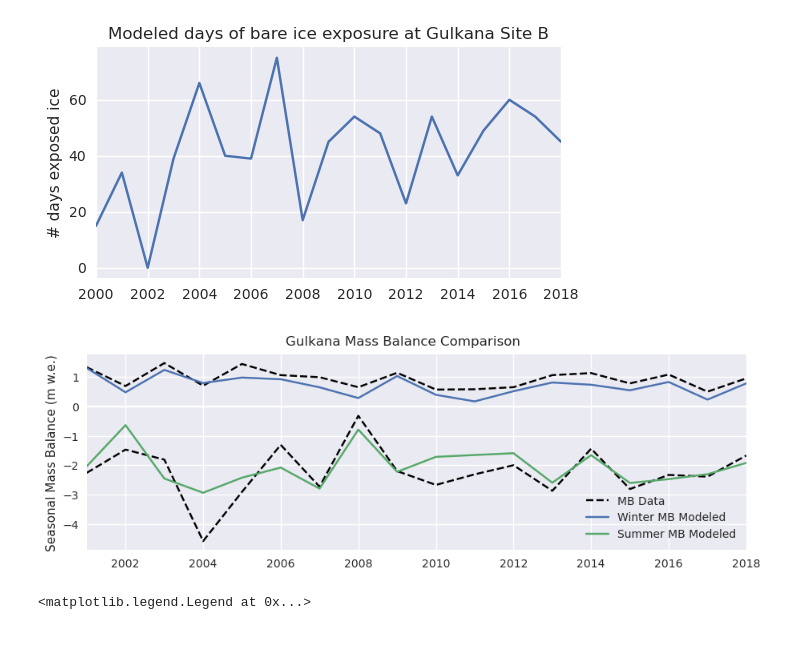
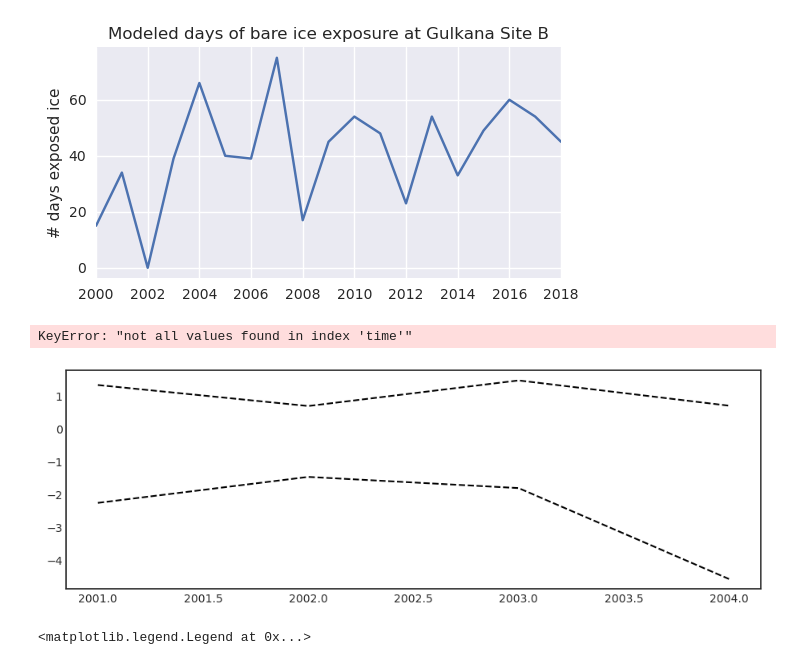
Before and after one commit to drounce/PyGEM, a Jupyter notebook: pygem_eb/processing/ebplotting.ipynb, the cells around one changed output. Drawn from its saved outputs; the diff is of its cells as text; code cells hidden in the pictures.

```diff
--- a/pygem_eb/processing/ebplotting.ipynb
+++ b/pygem_eb/processing/ebplotting.ipynb
@@ -47,0 +31,7 @@ simple_plot(ds,0,['2004-04-20 00:30','2004-07-30 00:30'],[['albedo']])
+# %%
+# 2024_07_15_18
+ds,startdate,enddate = getds(f'/home/claire/research/Output/EB/{glacier}_2024_07_15_25.nc')
+visualize_layers(ds,0,pd.date_range(startdate,enddate,freq='d'),['layertemp','layerdensity','layergrainsize','layerdust','layerBC'])
+# visualize_layers(ds,0,pd.date_range('2023-05-10 00:30','2023-05-20 00:30',freq='2h'),['layergrainsize','layerdensity','layerwater'],ylim=(3.5,4))
+dh_vs_stake(stake_df,[ds],[startdate,enddate],labels=['ds'])
+plot_single_layer(ds,0,['layerBC','layerdust','albedo'],[startdate,'2023-07-20 00:30'],res='d')
@@ -97,7 +105,8 @@ plt.show()
 # %% [output]
 [figure]
 # %%
-ds,startdate,enddate = getds('~/research/Output/EB/Gulkana_2024_05_28_1.nc')
+ds,startdate,enddate = getds('~/research/Output/EB/Gulkana_2024_07_15_21.nc')
+# ds,startdate,enddate = getds('~/research/Output/EB/Gulkana_2024_05_28_1.nc')
 mb_fp = '/home/claire/research/MB_data/Gulkana/Input_Gulkana_Glaciological_Data.csv'
 ds_list = [ds]
 years = np.arange(2001,2019)
@@ -120,34 +129,35 @@ for ds in ds_list:
         # spring_date = mb_df['spring_date'].loc[year]
         # fall_date = mb_df['fall_date'].loc[year]
         # next_spring_date = mb_df
         spring_date = str(year)+'-04-20 00:00'
         fall_date = str(year)+'-08-20 00:00'
         next_spring_date = str(year)+'-04-20 00:00'
         last_fall_date = str(year-1)+'-08-20 00:00'
         melt_dates = pd.date_range(spring_date,fall_date,freq='h')
         acc_dates = pd.date_range(last_fall_date,spring_date,freq='h')
         if pd.to_datetime(ds.time.values[0]).minute == 30:
             melt_dates = melt_dates + pd.Timedelta(minutes=30)
             acc_dates = acc_dates + pd.Timedelta(minutes=30)
         # sum mass balance
         wds = ds.sel(time=acc_dates).sum()
         sds = ds.sel(time=melt_dates).sum()
         winter_mb = wds.accum + wds.refreeze - wds.melt
         summer_mb = sds.accum + sds.refreeze - sds.melt
         mb_mod['bw'].append(winter_mb.to_numpy())
         mb_mod['bs'].append(summer_mb.to_numpy())
     ax.plot(years,mb_mod['bw'],label='Winter MB Modeled')
     ax.plot(years,mb_mod['bs'],label='Summer MB Modeled')
 ax.legend()
 ax.axhline(0,color='white')
 ax.set_ylabel('Seasonal Mass Balance (m w.e.)')
 ax.set_xlim(2001,2018)
 ax.set_xticks(np.arange(2002,2020,2))
 fig.suptitle('Gulkana Mass Balance Comparison')
 # plt.show()
 plt.savefig('/home/claire/research/20yrfig.png',dpi=200)
 # %% [output]
+KeyError: "not all values found in index 'time'"
-[figure, old version]
+[figure, new version]
 # %%
 ds,startdate,enddate = getds(data_fp.replace('#','12'))
 df = pd.read_csv('/home/claire/research/MB_data/South/stakes.csv',index_col=0)
```
Also changed, not shown: parts of 13 cells of this notebook, 5 other files.
